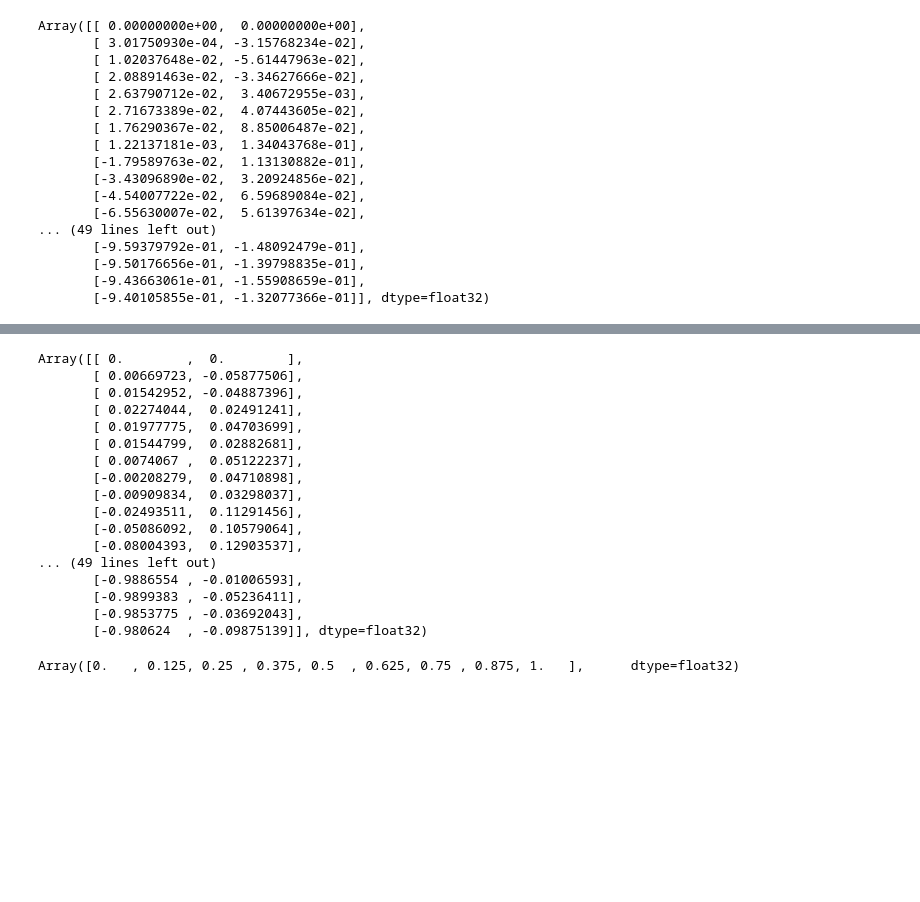
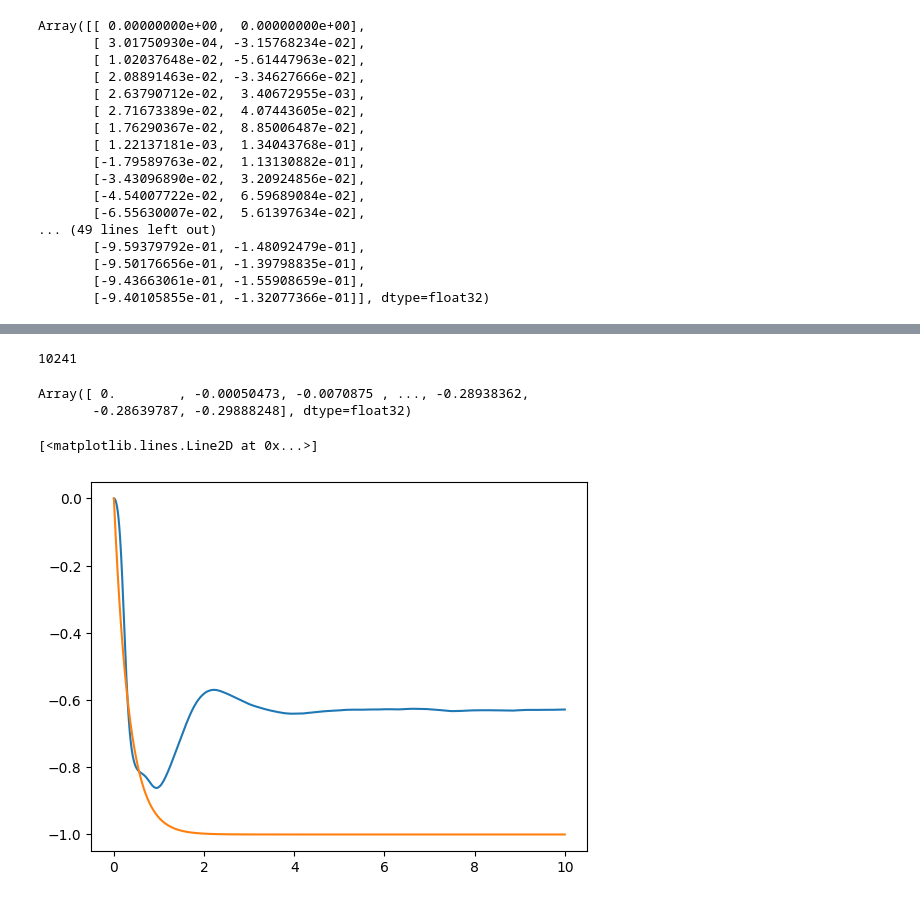
Before and after one commit to ylefay/bayesianSDEsolver, a Jupyter notebook: scripts/Untitled.ipynb, the cells around one changed output, grey strips where cells are left out. Cells and saved outputs as stored; diff of their text form; code cells hidden in the pictures; blank space fills up the shorter version.

```diff
--- a/scripts/Untitled.ipynb
+++ b/scripts/Untitled.ipynb
@@ -174,24 +169,15 @@ Array([[ 0.        ,  0.        ],
 # %%
-paths_2[2]
+len(ts)
 # %% [output]
-Array([[ 0.        ,  0.        ],
-       [ 0.00669723, -0.05877506],
-       [ 0.01542952, -0.04887396],
-       [ 0.02274044,  0.02491241],
-       [ 0.01977775,  0.04703699],
-       [ 0.01544799,  0.02882681],
-       [ 0.0074067 ,  0.05122237],
-       [-0.00208279,  0.04710898],
-       [-0.00909834,  0.03298037],
-       [-0.02493511,  0.11291456],
-       [-0.05086092,  0.10579064],
-       [-0.08004393,  0.12903537],
-... (49 lines left out)
-       [-0.9886554 , -0.01006593],
-       [-0.9899383 , -0.05236411],
-       [-0.9853775 , -0.03692043],
-       [-0.980624  , -0.09875139]], dtype=float32)
+10241
 # %%
-ts
+paths_1[2][:,1]
 # %% [output]
-Array([0.   , 0.125, 0.25 , 0.375, 0.5  , 0.625, 0.75 , 0.875, 1.   ],      dtype=float32)
+Array([ 0.        , -0.00050473, -0.0070875 , ..., -0.28938362,
+       -0.28639787, -0.29888248], dtype=float32)
+# %%
+plt.plot(ts, jnp.mean(paths_1[:,:,0],axis=0))
+plt.plot(ts, jnp.exp(-3*ts)-1)
+# %% [output]
+[<matplotlib.lines.Line2D at 0x...>]
+[figure, added]
```
Also changed, not shown: parts of 8 cells of this notebook, 13 other files.
